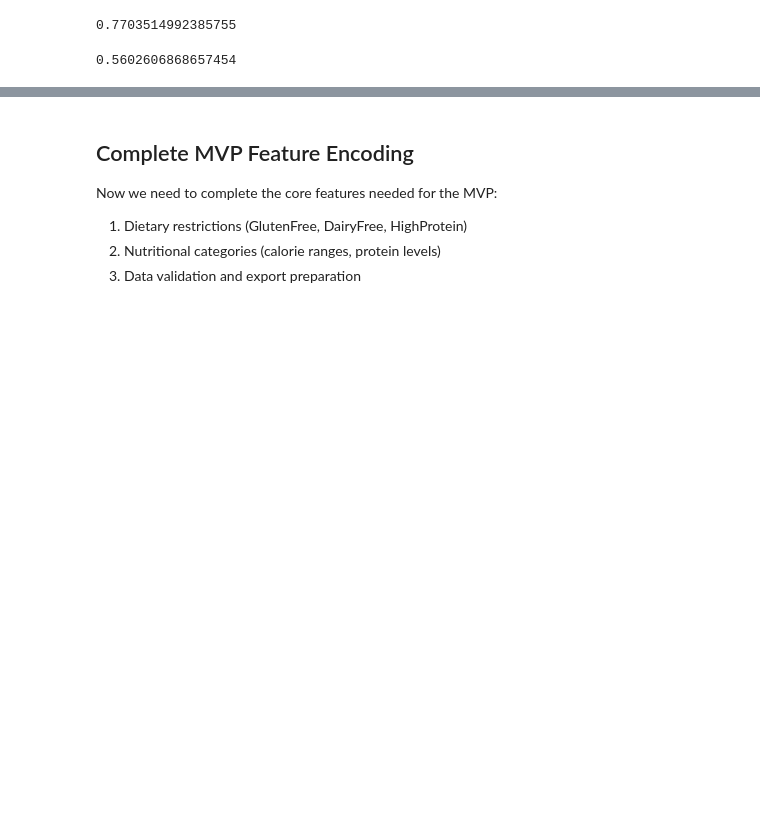
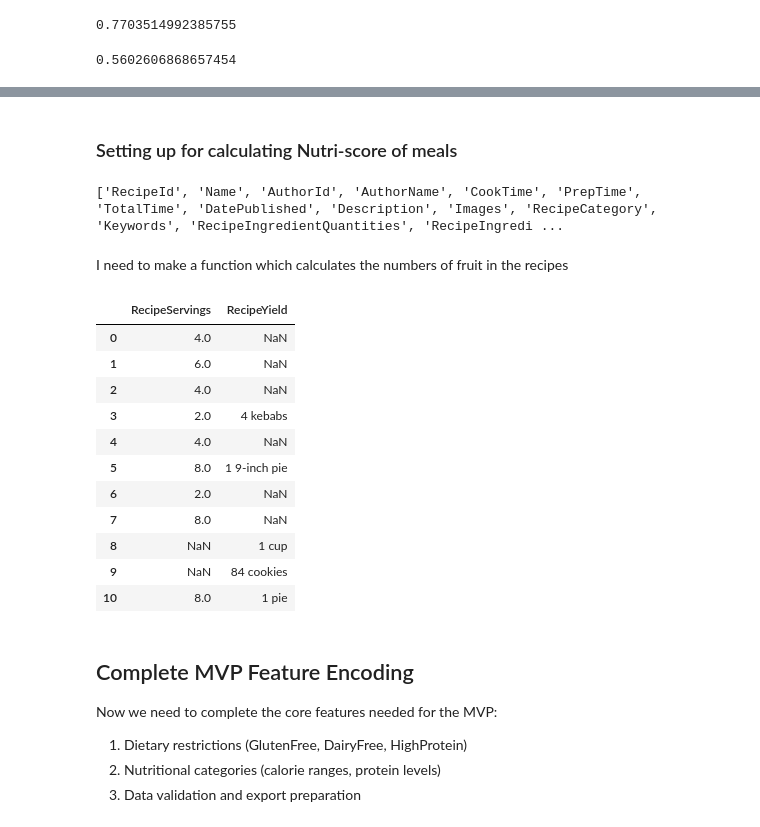
Before and after one commit to st8ko/diet-recommendation-app, a Jupyter notebook: notebooks/EDA-FoodRecipes.ipynb, the cells around one changed output, grey strips where cells are left out. Drawn from its saved outputs; the diff is of its cells as text; code cells hidden in the pictures; blank space fills up the shorter version.

Commit message:
Preparation for making a nutri-score for meals, for now merged with another food.com dataset to get serving weights

```diff
--- a/notebooks/EDA-FoodRecipes.ipynb
+++ b/notebooks/EDA-FoodRecipes.ipynb
@@ -11,3 +11,5 @@ import html
 import re
 # %%
 df = pd.read_csv('/Users/ignacyruszkowski/Desktop/programowanie/python/Diet/diet-recommendation-app/data/recipes.csv')
+pd.set_option('display.max_columns', None)
+df2 = pd.read_csv("/Users/ignacyruszkowski/Desktop/programowanie/python/Diet/diet-recommendation-app/data/another-dataset/recipes_w_search_terms.csv")
@@ -1193,0 +1107,2 @@ print(sum(df['GlutenFree'])/len(df)) #Returns 0.63 so about 63% of meals are glu
+# %% [markdown]
+### Setting up for calculating Nutri-score of meals
@@ -1194,3 +1144,24 @@ print(sum(df['GlutenFree'])/len(df)) #Returns 0.63 so about 63% of meals are glu
+# %%
+print(list(df.columns))
+# %% [output]
+['RecipeId', 'Name', 'AuthorId', 'AuthorName', 'CookTime', 'PrepTime', 'TotalTime', 'DatePublished', 'Description', 'Images', 'RecipeCategory', 'Keywords', 'RecipeIngredientQuantities', 'RecipeIngredi ...
+# %% [markdown]
+I need to make a function which calculates the numbers of fruit in the recipes
+# %%
+df.loc[0:10, ["RecipeServings", "RecipeYield"]]
+# %% [output]
+|  | RecipeServings | RecipeYield |
+| 0 | 4.0 | NaN |
+| 1 | 6.0 | NaN |
+| 2 | 4.0 | NaN |
+| 3 | 2.0 | 4 kebabs |
+| 4 | 4.0 | NaN |
+| 5 | 8.0 | 1 9-inch pie |
+| 6 | 2.0 | NaN |
+| 7 | 8.0 | NaN |
+| 8 | NaN | 1 cup |
+| 9 | NaN | 84 cookies |
+| 10 | 8.0 | 1 pie |
 # %% [markdown]
 ## Complete MVP Feature Encoding
 
```
Also changed, not shown: parts of 21 cells of this notebook, 1 other file.
